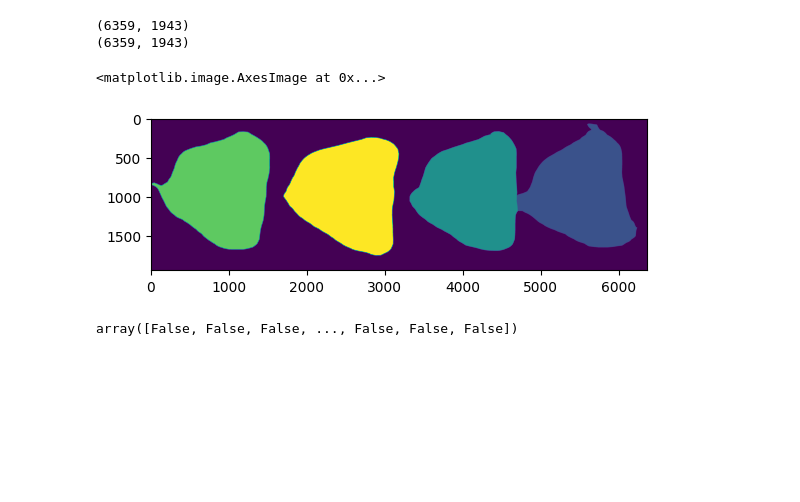
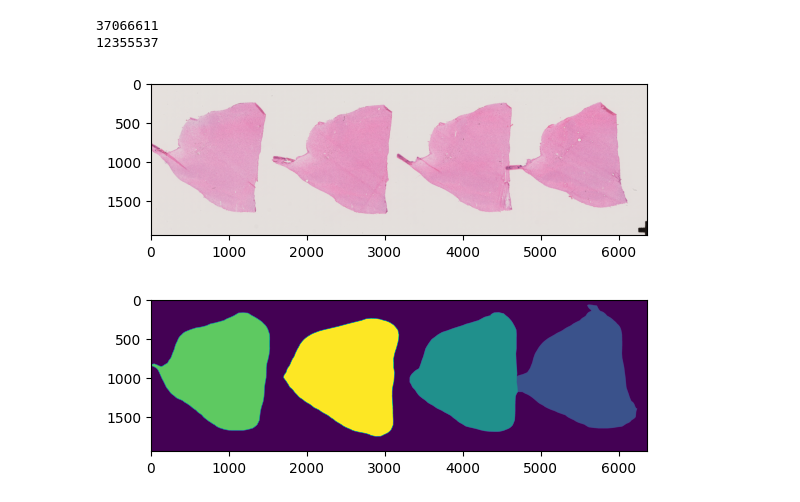
Before and after one commit to donniekramer8/SoftwareCarpentryFinal, a Jupyter notebook: get_bounding_box_crop.ipynb, the cells around one changed output. Drawn from its saved outputs; the diff is of its cells as text; code cells hidden in the pictures; blank space fills up the shorter version.

```diff
--- a/get_bounding_box_crop.ipynb
+++ b/get_bounding_box_crop.ipynb
@@ -8,20 +8,19 @@ import matplotlib.pyplot as plt
 im_path = 'test_data/test.png'
 mask_path = 'make_bad_mask/test_cp_masks.png'
 
-im = Image.open(im_path)
-mask = Image.open(mask_path)
+im = np.array(Image.open(im_path))
+mask = np.array(Image.open(mask_path))
 # %%
 print(im.size)
 print(mask.size)
 # %% [output]
-(6359, 1943)
-(6359, 1943)
+37066611
+12355537
 # %%
+plt.imshow(im)
+plt.show()
 plt.imshow(mask)
+plt.show()
 # %% [output]
-<matplotlib.image.AxesImage at 0x...>
-[figure, old version]
+[figure, new version]
+[figure, added]
-# %%
-obj_mask[:,0]
-# %% [output]
-array([False, False, False, ..., False, False, False])
```
Also changed, not shown: parts of 6 cells of this notebook.
